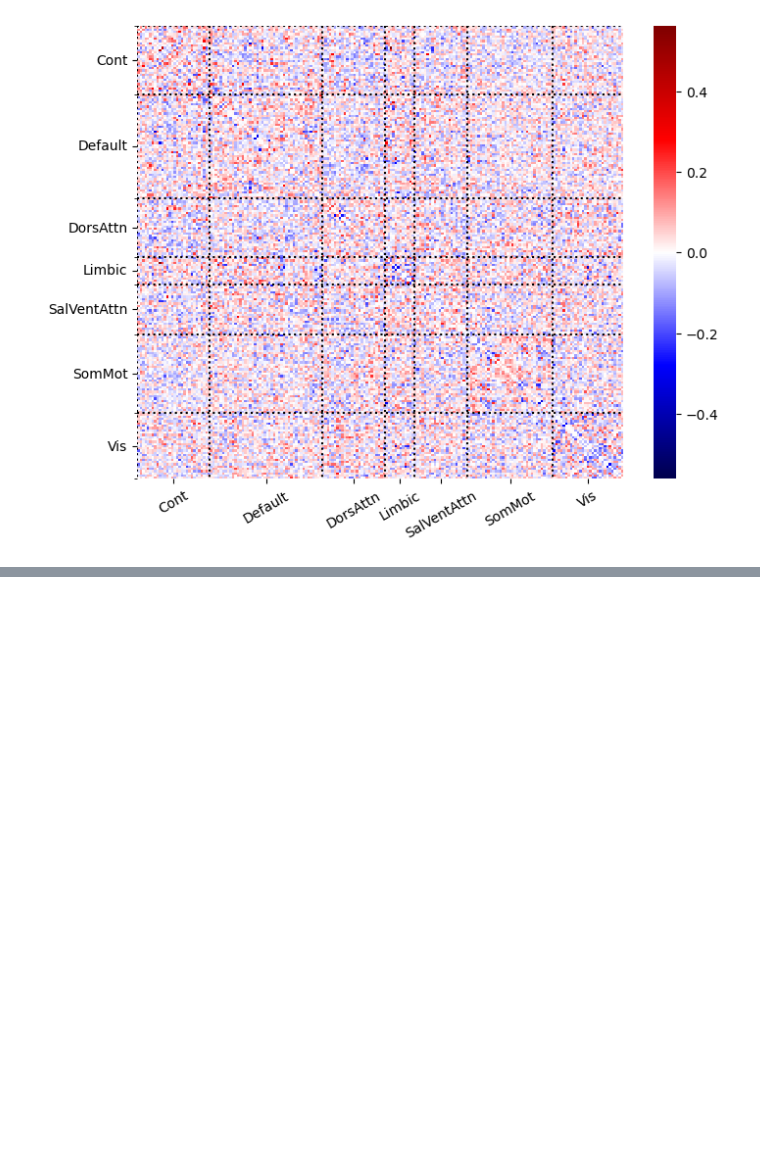
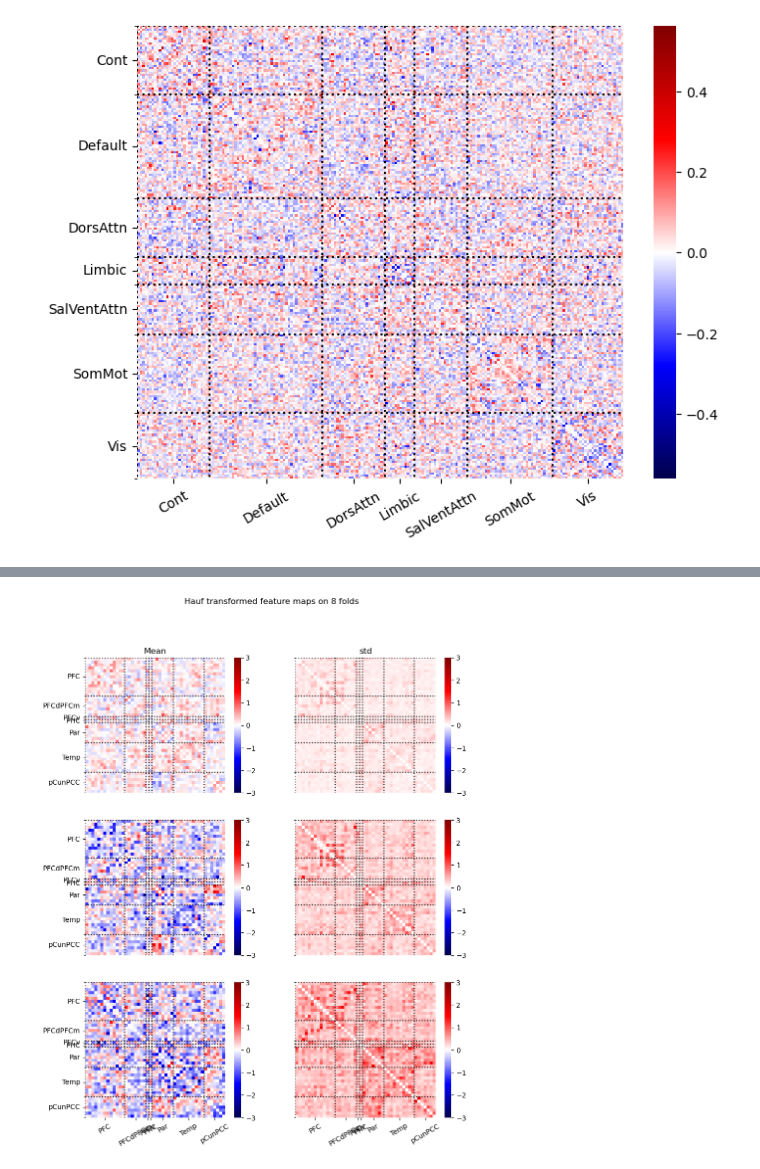
Before and after one commit to jonathan-legrand/cogpred, a Jupyter notebook: predict_cluster_fc.ipynb, the cells around one changed output, grey strips where cells are left out. Cells and saved outputs as stored; diff of their text form; code cells hidden in the pictures; blank space fills up the shorter version.

```diff
--- a/predict_cluster_fc.ipynb
+++ b/predict_cluster_fc.ipynb
@@ -147,3 +136,67 @@ def is_good(score):
     return score > 0.30
 
 msk = np.array(list(map(is_good, test_scores)))
+# %%
+atlas = Atlas.from_name(ATLAS)
+def net_select(label):
+    if label in masker.refnet or label in masker.interaction:
+        return 1
+    return 0
+
+regions = []
+for region, network in zip(atlas.labels, atlas.macro_labels):
+    if network in masker.refnet or network in masker.interaction:
+        regions.append(region)
+
+# Hack to remove that annoying dtype thing from nilearn
+regions = list(np.array(regions).astype(str))
+
+class MockAtlas:
+    def __init__(self) -> None:
+        self.macro_labels = list(map(self.region_split, regions))
+
+    @staticmethod
+    def region_split(label):
+        return label.split("_")[-2]
+
+if np.all(REFNET == np.unique(atlas.macro_labels)):
+    disp_atlas = atlas
+else:
+    disp_atlas = MockAtlas()
+
+
+fig, axes = plt.subplots(3, 2, figsize=(10, 12))
+
+for i, cat in enumerate(cats):
+    meanmap = np.mean(hmat[:, i, ...], axis=0)
+    stdmap = np.std(hmat[:, i, ...], axis=0)
+
+    plot_matrix(
+        meanmap,
+        disp_atlas,
+        axes=axes[i, 0],
+        bounds=(-3, 3),
+        cmap="seismic",
+    )
+    plot_matrix(
+        stdmap,
+        disp_atlas,
+        axes=axes[i, 1],
+        bounds=(-3, 3),
+        cmap="seismic",
+    )
+    axes[i, 1].set(yticklabels=[])
+    axes[i, 1].tick_params(left=False)
+    if i < 2:
+        axes[i, 0].set(xticklabels=[])
+        axes[i, 0].tick_params(bottom=False)
+        axes[i, 1].set(xticklabels=[])
+        axes[i, 1].tick_params(bottom=False)
+
+
+axes[0, 0].set_title("Mean")
+axes[0, 1].set_title("std")
+fig.suptitle(f"Hauf transformed feature maps on {len(hmat)} folds")
+plt.show()
+# %% [output]
+[figure, added]
```
Also changed, not shown: parts of 15 cells of this notebook.
